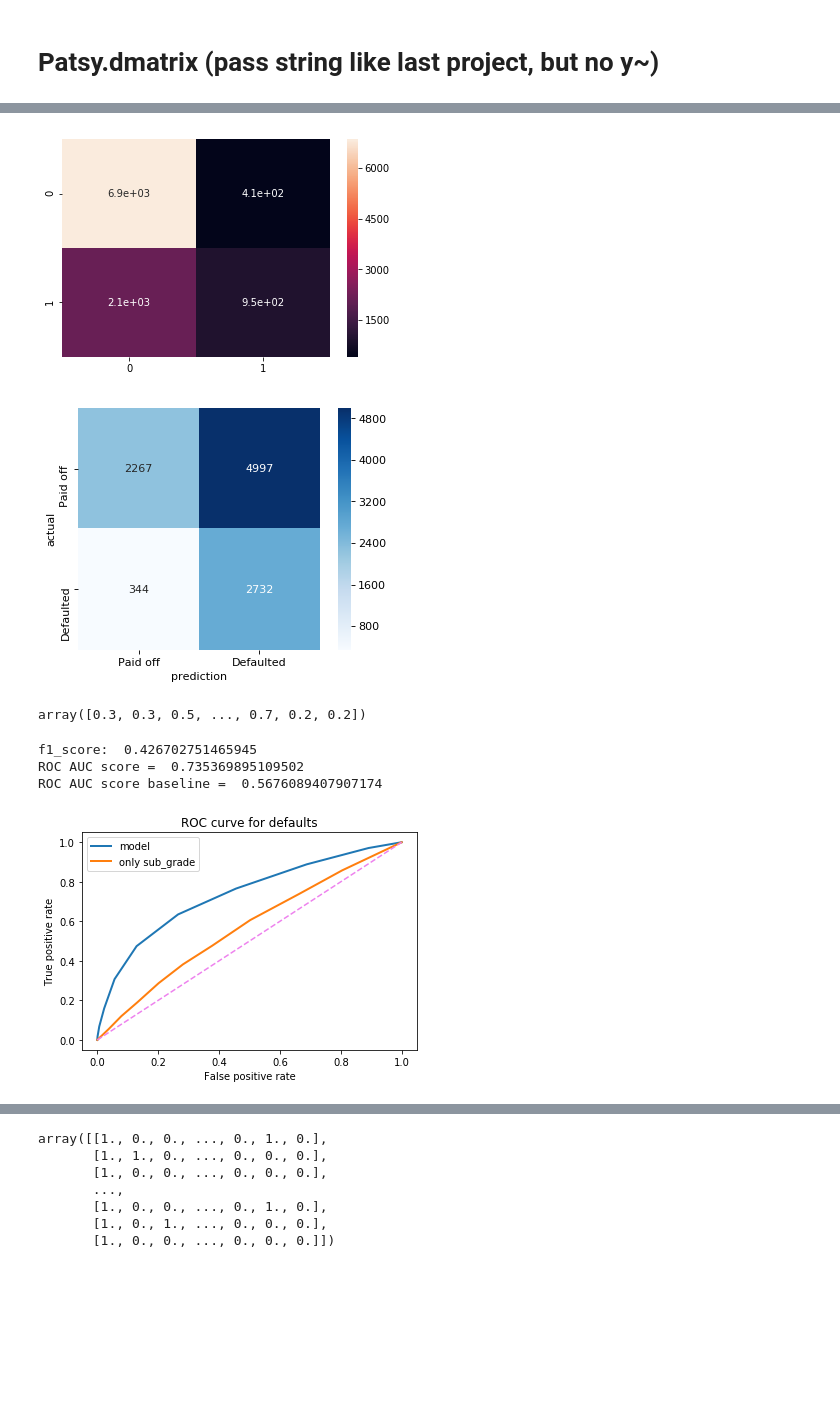
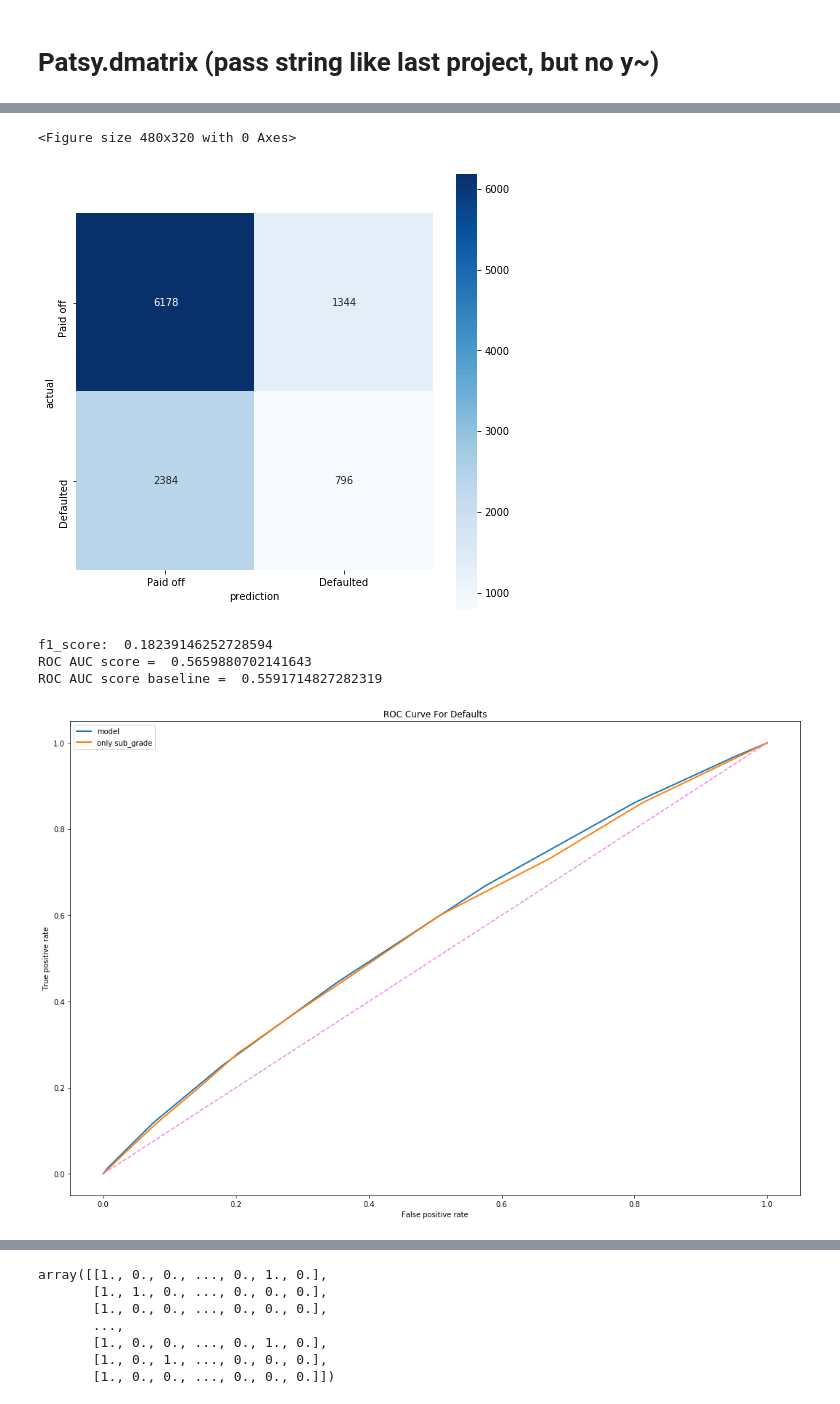
Before and after one commit to jeremyrchow/lending_club_default_model, a Jupyter notebook: EDA.ipynb, the cells around one changed output, grey strips where cells are left out. Drawn from its saved outputs; the diff is of its cells as text; code cells hidden in the pictures; blank space fills up the shorter version.

Commit message:
Fixed data leakage by removing last_credit_pull_d column

```diff
--- a/EDA.ipynb
+++ b/EDA.ipynb
@@ -54,7 +74,17 @@ df=df.drop(columns = [
         # Only care about information available pre loan
         'collection_recovery_fee',
         'collections_12_mths_ex_med',
-
+        'delinq_amnt',
+        'last_credit_pull_d',
+        'last_pymnt_amnt',
+        'last_pymnt_d',
+        'next_pymnt_d',
+        'pymnt_plan',
+        'total_pymnt',
+        'total_pymnt_inv',
+        'total_rec_int',
+        'total_rec_late_fee',
+        'total_rec_prncp',
         # Hard to classify, may use regex text processing in future
         'emp_title',
 
@@ -75,15 +105,7 @@ df=df.drop(columns = [
         'hardship_payoff_balance_amount',
         'hardship_last_payment_amount',
 
-        'last_pymnt_amnt',
-        'last_pymnt_d',
-        'next_pymnt_d',
-        'pymnt_plan',
-        'total_pymnt',
-        'total_pymnt_inv',
-        'total_rec_int',
-        'total_rec_late_fee',
-        'total_rec_prncp',
+
         # Trying to extrapolate beyond certain issuing dates of loans
         'issue_d',
         'mths_since_last_major_derog',
@@ -232,3 +258,5 @@ df['mths_since_recent_revol_delinq'] = \
 pd.cut(df['mths_since_recent_revol_delinq'],5, labels =
       ['0-3 years','3-6 years','6-9 years','9-12 years','12-15 years'
        ]).cat.add_categories('never').fillna('never') #
+df['mo_sin_old_il_acct'] = \
+pd.cut(df['mo_sin_old_il_acct'],5).cat.add_categories('never').fillna('never')
@@ -245,8 +271,9 @@ def add_days_since_col(df,column_name):
 #df=df.drop(columns = ['earliest_cr_line'])
 
 df = add_days_since_col(df,'earliest_cr_line')
-df= df.dropna(subset = ['last_credit_pull_d'])
-df = add_days_since_col(df,'last_credit_pull_d')
+# Last credit pulled has data leakage because credit is constantly pulled for non-defaulted loans.
+#df= df.dropna(subset = ['last_credit_pull_d'])
+#df = add_days_since_col(df,'last_credit_pull_d')
 # %%
 df.sample(5)
 # %% [output]
@@ -388,36 +354,33 @@ clf_b = RandomForestClassifier()
 clf_b.fit(Xb_train,yb_train)
 predicted_b = clf_b.predict(Xb_test)
 # %%
-def make_confusion_matrix(model, threshold=0.15):
+def make_confusion_matrix(model, threshold=.5):
     # Predict class 1 if probability of being in class 1 is greater than threshold
     # (model.predict(X_test) does this automatically with a threshold of 0.5)
     y_predict = (model.predict_proba(X_test)[:, 1] >= threshold)
     mat_confusion = confusion_matrix(y_test, y_predict)
     plt.figure(dpi=80)
+    plt.figure(figsize=(8, 8))
     sns.heatmap(mat_confusion, cmap=plt.cm.Blues, annot=True, square=True, fmt='d',
            xticklabels=['Paid off', 'Defaulted'],
            yticklabels=['Paid off', 'Defaulted']);
     plt.xlabel('prediction')
     plt.ylabel('actual')
 
 cm = pd.DataFrame(confusion_matrix(y_test, predicted))
-sns.heatmap(cm, annot=True)
 make_confusion_matrix(clf)
 # %% [output]
+<Figure size 480x320 with 0 Axes>
-[figure, old version]
+[figure, new version]
-[figure, removed]
-# %%
-clf.predict_proba(X_test)[:,1]
-# %% [output]
-array([0.3, 0.3, 0.5, ..., 0.7, 0.2, 0.2])
 # %%
-
-
 fpr, tpr, thresholds = roc_curve(y_test, clf.predict_proba(X_test)[:,1])
 fpr_b, tpr_b, thresholds_b = roc_curve(yb_test, clf_b.predict_proba(Xb_test)[:,1])
 print('f1_score: ', f1_score(y_test,predicted))
+plt.figure(figsize=(18, 12))
 plt.plot(fpr, tpr,lw=2, label = 'model')
 plt.plot(fpr_b,tpr_b,lw=2, label = 'only sub_grade')
+
+# This is the 100% random guess line
 plt.plot([0,1],[0,1],c='violet',ls='--')
 plt.xlim([-0.05,1.05])
 plt.ylim([-0.05,1.05])
@@ -425,14 +388,14 @@ plt.legend(loc='upper left')
 
 plt.xlabel('False positive rate')
 plt.ylabel('True positive rate')
-plt.title('ROC curve for defaults');
+plt.title('ROC Curve For Defaults');
 print("ROC AUC score = ", roc_auc_score(y_test, clf.predict_proba(X_test)[:,1]))
 print("ROC AUC score baseline = ", roc_auc_score(yb_test, clf_b.predict_proba(Xb_test)[:,1]))
 # %% [output]
-f1_score:  0.426702751465945
-ROC AUC score =  0.735369895109502
-ROC AUC score baseline =  0.5676089407907174
+f1_score:  0.18239146252728594
+ROC AUC score =  0.5659880702141643
+ROC AUC score baseline =  0.5591714827282319
-[figure, old version]
+[figure, new version]
 # %%
 # Let's make a slightly better model
 X_train, X_test, y_train, y_test = train_test_split(X, y, test_size=0.2, random_state=123456)
```
Also changed, not shown: parts of 23 cells of this notebook.
